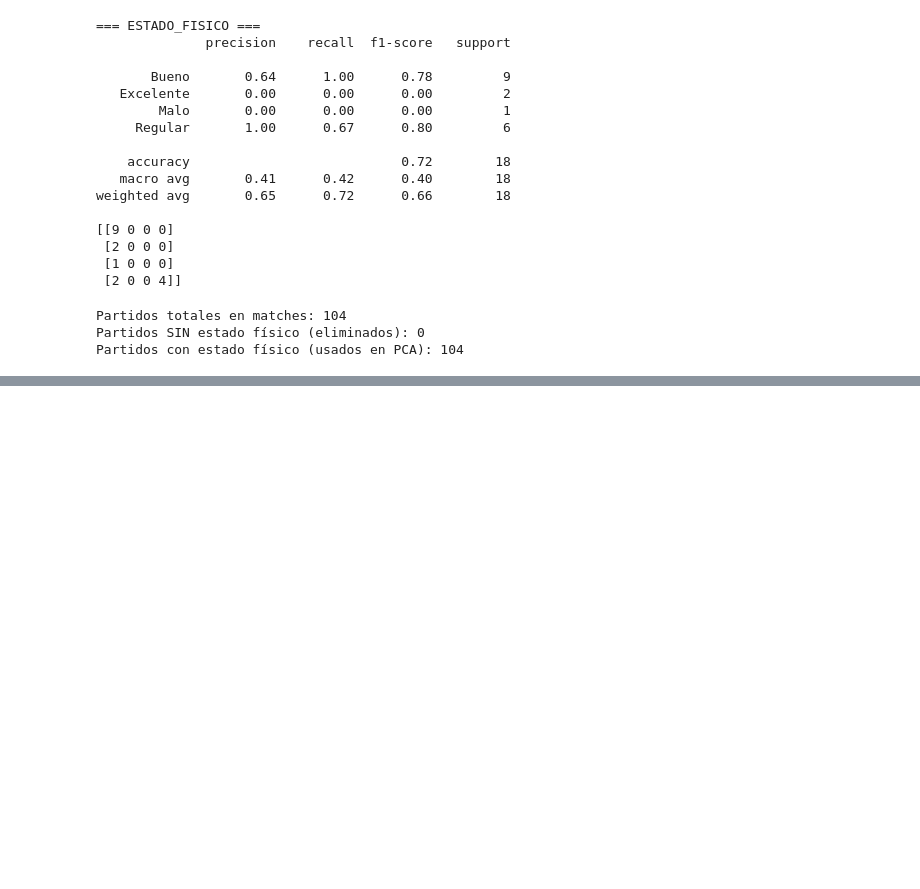
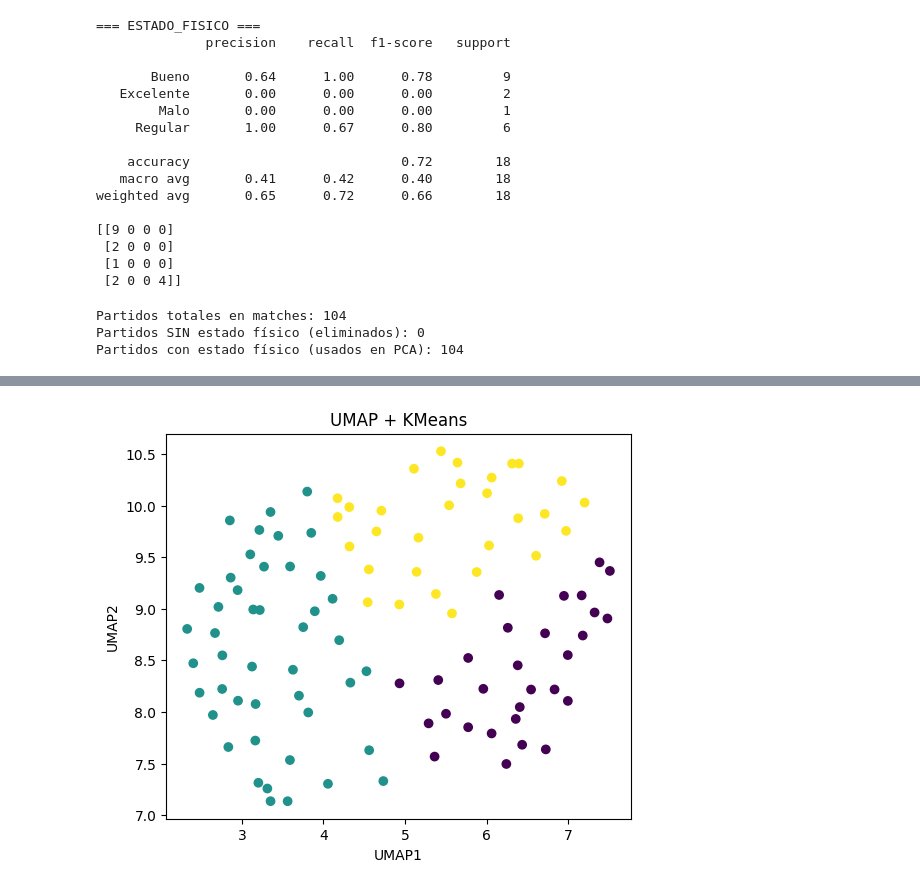
Before and after one commit to Limao0521/ProyectoAnalitica, a Jupyter notebook: Proyecto.ipynb, the cells around one changed output, grey strips where cells are left out. Saved outputs shown, nothing was run; the diff lists cells and outputs as text; code cells hidden in the pictures; blank space fills up the shorter version.

```diff
--- a/Proyecto.ipynb
+++ b/Proyecto.ipynb
@@ -1624 +1610,26 @@ SANTIAGO NAVARRO CUY                     1
 Name: count, dtype: int64
+# %%
+import umap
+
+reducer = umap.UMAP(
+    n_neighbors=20,
+    min_dist=0.1,
+    n_components=2,
+    random_state=42
+)
+
+X_umap = reducer.fit_transform(X_scaled)
+# %%
+kmeans_umap = KMeans(n_clusters=3, random_state=42)
+clusters_umap = kmeans_umap.fit_predict(X_umap)
+
+df_plot['cluster_umap'] = clusters_umap
+# %%
+plt.figure(figsize=(6,5))
+plt.scatter(X_umap[:,0], X_umap[:,1], c=clusters_umap, cmap='viridis')
+plt.title("UMAP + KMeans")
+plt.xlabel("UMAP1")
+plt.ylabel("UMAP2")
+plt.show()
+# %% [output]
+[figure, added]
```
Also changed, not shown: parts of 44 cells of this notebook.
